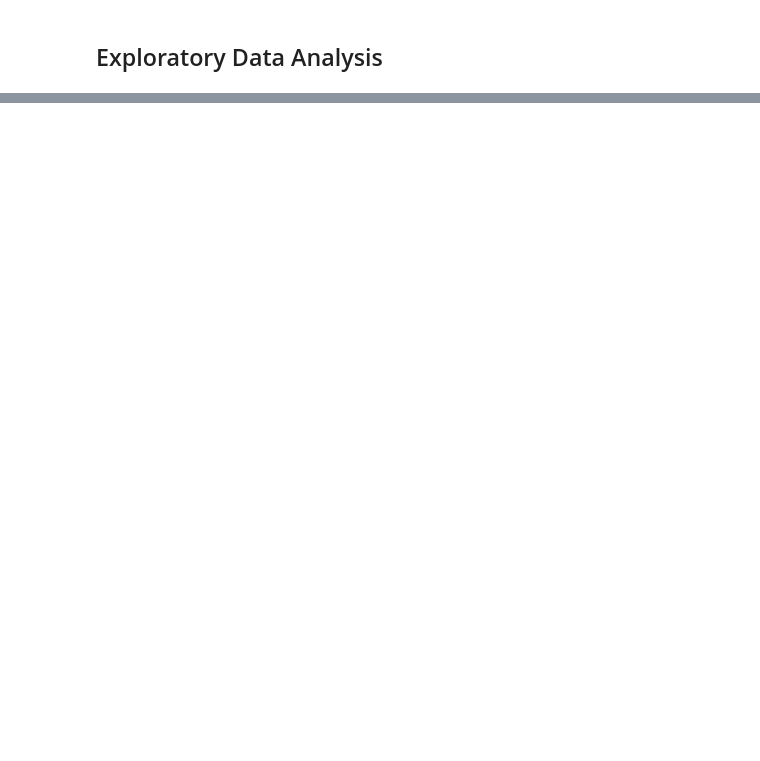
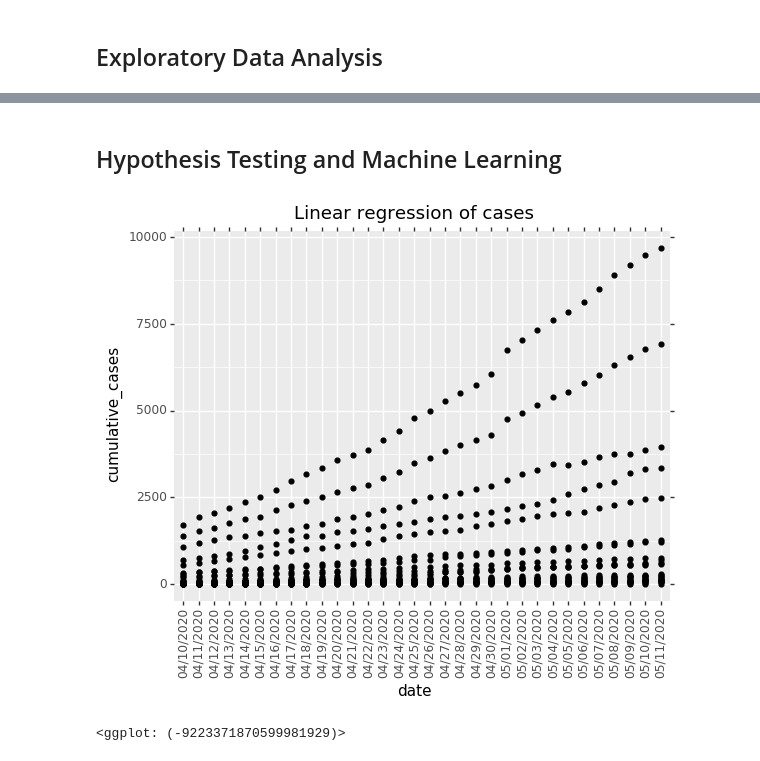
Before and after one commit to jonlin1000/jonlin1000.github.io, a Jupyter notebook: FinalProject.ipynb, the cells around one changed output, grey strips where cells are left out. Drawn from its saved outputs; the diff is of its cells as text; code cells hidden in the pictures; blank space fills up the shorter version.

Commit message:
added some files, cleaned the document, added all the linear regressions(no analysis on them)

```diff
--- a/FinalProject.ipynb
+++ b/FinalProject.ipynb
@@ -93,20 +80,0 @@ data = data.query('date > "2020-03-01"')
-# %%
-states = ['AL','AK','AZ','AR','CA','CO','CT','DE','FL','GA','HI','ID','IL','IN','IA','KS','KY','LA','ME',
-          'MD','MA','MI','MN','MS','MO','MT','NE','NV','NH','NJ','NM','NY','NC','ND','OH','OK','OR','PA',
-          'RI','SC','SD','TN','TX','UT','VT','VA','WA','WV','WI','WY','DC','AS','GU','MP','PR','VI']
-
-states_df = list()
-for s in states:
-    df = data.query('state == @s').copy()
-    ratio = list()
-    for i, row in df.iterrows():
-        if ((row['positive'] + row['negative']) != 0):
-            if np.isnan(row['pending']):
-                ratio.append(row['positive']/(row['positive'] + row['negative']))
-            else:
-                ratio.append(row['positive']/(row['positive'] + row['negative'] + row['pending']))
-        else:
-            ratio.append(0)
-    df['positiveRatio'] = ratio
-    states_df.append(df)
-#print(states_df)
@@ -233,0 +198,16 @@ The iterable function was deprecated in Matplotlib 3.1 and will be removed in 3.
+# %% [markdown]
+## Hypothesis Testing and Machine Learning
+# %%
+regressions = list()
+for s in counties:
+    simple_res = sm.ols('cumulative_cases~date', data=maryland_deaths.query('state == "Maryland"').query('location_name == @s')).fit()
+    regressions.append(simple_res)
+# %%
+regressions[3].summary()
+(ggplot(maryland_deaths,aes(y='cumulative_cases',x='date',colors='location_name'))
+    + geom_point() + geom_smooth(method='lm')
+    + ggtitle("Linear regression of cases")
+    + theme(axis_text_x = element_text(angle=90)))
+# %% [output]
+[figure, added]
+<ggplot: (-9223371870599981929)>
```
Also changed, not shown: parts of 16 cells of this notebook, 2 other files.
